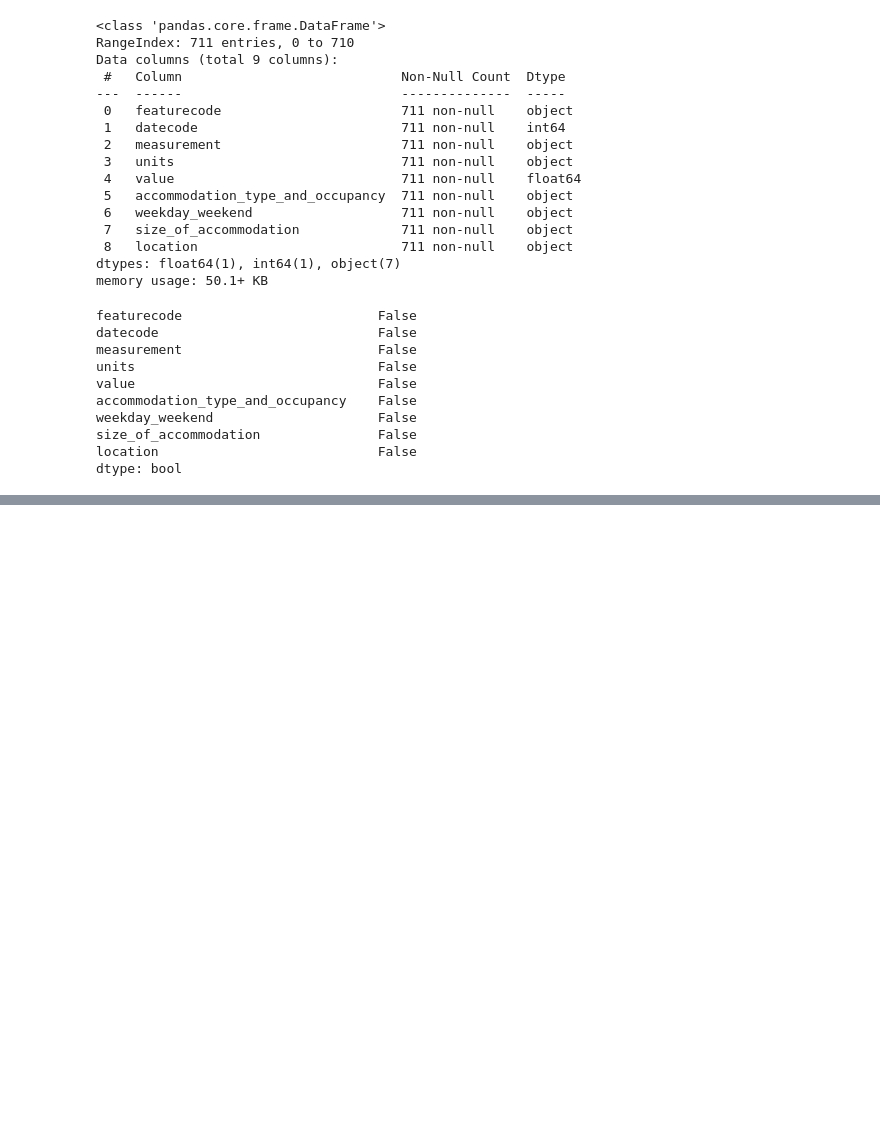
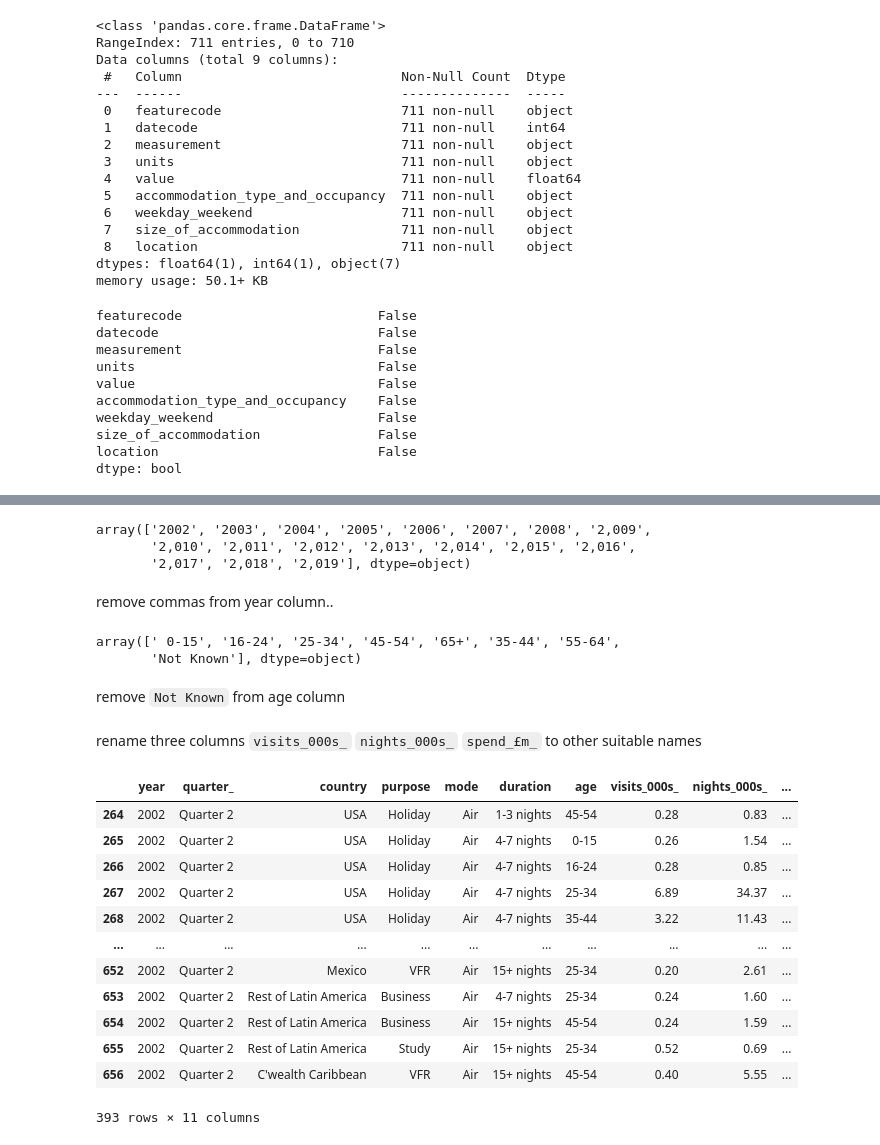
Before and after one commit to mjmarr/visit_scotland_final_project, a Jupyter notebook: data/data_cleaning.ipynb, the cells around one changed output, grey strips where cells are left out. Saved outputs shown, nothing was run; the diff lists cells and outputs as text; code cells hidden in the pictures; blank space fills up the shorter version.

```diff
--- a/data/data_cleaning.ipynb
+++ b/data/data_cleaning.ipynb
@@ -265,0 +841,33 @@ raw_accomodation_occupancy.head(10)
+# %%
+raw_international.year.unique()
+# %% [output]
+array(['2002', '2003', '2004', '2005', '2006', '2007', '2008', '2,009',
+       '2,010', '2,011', '2,012', '2,013', '2,014', '2,015', '2,016',
+       '2,017', '2,018', '2,019'], dtype=object)
+# %% [markdown]
+remove commas from year column..
+# %%
+raw_international.age.unique()
+# %% [output]
+array([' 0-15', '16-24', '25-34', '45-54', '65+', '35-44', '55-64',
+       'Not Known'], dtype=object)
+# %% [markdown]
+remove `Not Known` from age column
+# %% [markdown]
+rename three columns `visits_000s_`	`nights_000s_`	`spend_£m_` to other suitable names
+# %%
+raw_international[(raw_international['year'] == '2002') & (raw_international['quarter_'] == 'Quarter 2')]
+# %% [output]
+|  | year | quarter_ | country | purpose | mode | duration | age | visits_000s_ | nights_000s_ | ... |
+| 264 | 2002 | Quarter 2 | USA | Holiday | Air | 1-3 nights | 45-54 | 0.28 | 0.83 | ... |
+| 265 | 2002 | Quarter 2 | USA | Holiday | Air | 4-7 nights | 0-15 | 0.26 | 1.54 | ... |
+| 266 | 2002 | Quarter 2 | USA | Holiday | Air | 4-7 nights | 16-24 | 0.28 | 0.85 | ... |
+| 267 | 2002 | Quarter 2 | USA | Holiday | Air | 4-7 nights | 25-34 | 6.89 | 34.37 | ... |
+| 268 | 2002 | Quarter 2 | USA | Holiday | Air | 4-7 nights | 35-44 | 3.22 | 11.43 | ... |
+| ... | ... | ... | ... | ... | ... | ... | ... | ... | ... | ... |
+| 652 | 2002 | Quarter 2 | Mexico | VFR | Air | 15+ nights | 25-34 | 0.20 | 2.61 | ... |
+| 653 | 2002 | Quarter 2 | Rest of Latin America | Business | Air | 4-7 nights | 25-34 | 0.24 | 1.60 | ... |
+| 654 | 2002 | Quarter 2 | Rest of Latin America | Business | Air | 15+ nights | 45-54 | 0.24 | 1.59 | ... |
+| 655 | 2002 | Quarter 2 | Rest of Latin America | Study | Air | 15+ nights | 25-34 | 0.52 | 0.69 | ... |
+| 656 | 2002 | Quarter 2 | C'wealth Caribbean | VFR | Air | 15+ nights | 45-54 | 0.40 | 5.55 | ... |
+393 rows × 11 columns
```
Also changed, not shown: parts of 79 cells of this notebook, 9 other files.
